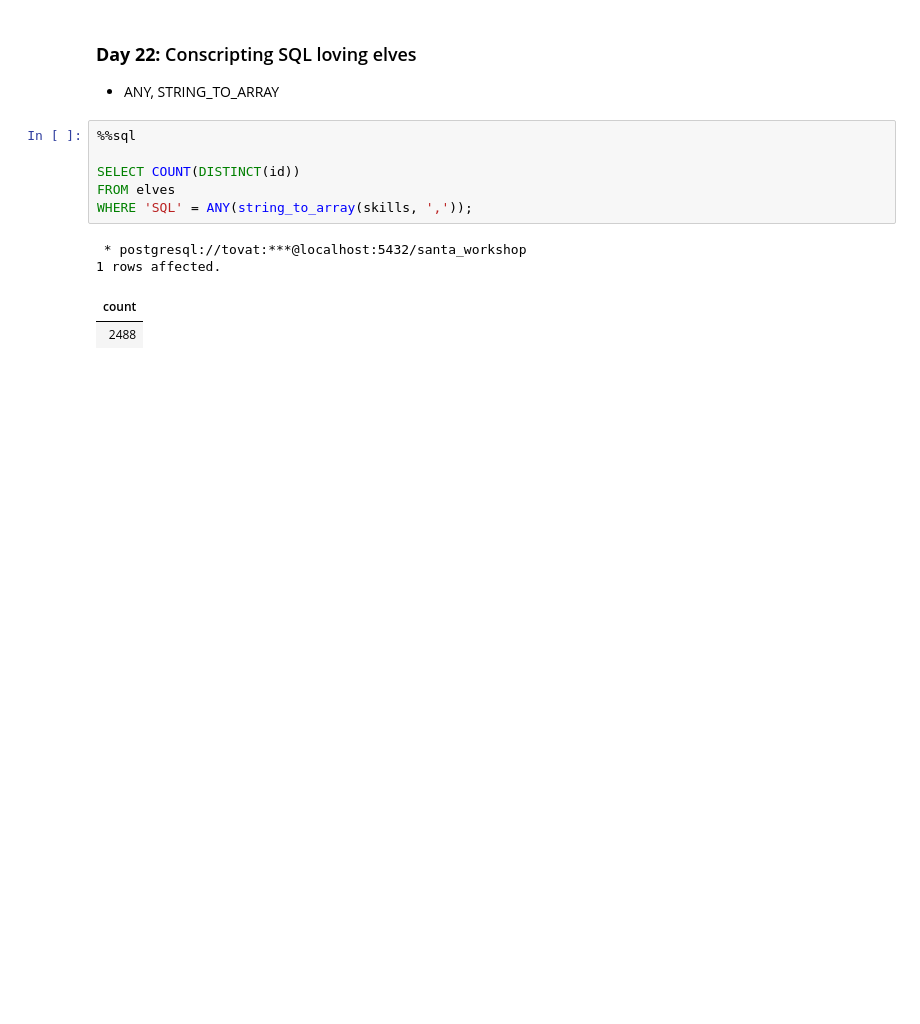
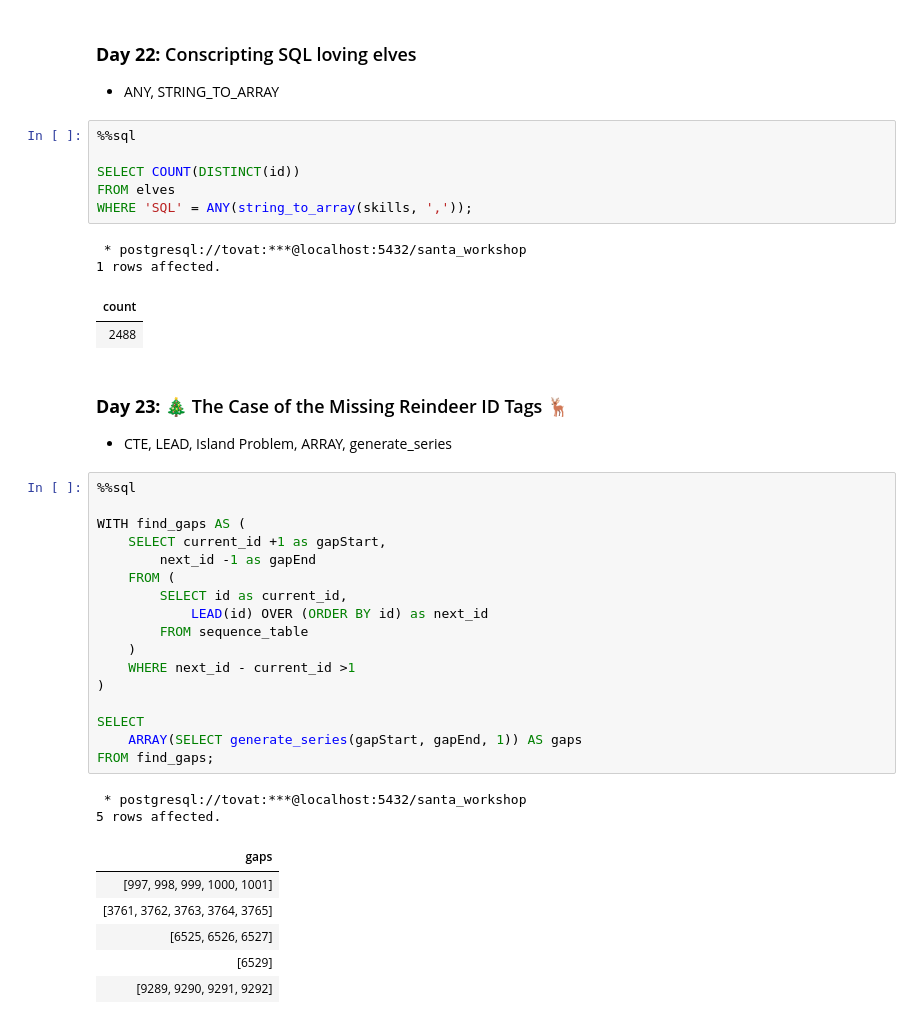
Before and after one commit to tovat/SQL-Advent-Calendars, a Jupyter notebook: advent-of-sql.ipynb, the cells around one changed output. Cells and saved outputs as stored; diff of their text form; blank space fills up the shorter version.

```diff
--- a/advent-of-sql.ipynb
+++ b/advent-of-sql.ipynb
@@ -794,3 +794,32 @@ WHERE 'SQL' = ANY(string_to_array(skills, ','));
 1 rows affected.
 | count |
 | 2488 |
+# %% [markdown]
+### <b>Day 23:</b> 🎄 The Case of the Missing Reindeer ID Tags 🦌
+- CTE, LEAD, Island Problem, ARRAY, generate_series
+# %%
+%%sql
+
+WITH find_gaps AS (
+    SELECT current_id +1 as gapStart,
+        next_id -1 as gapEnd
+    FROM (
+        SELECT id as current_id,
+            LEAD(id) OVER (ORDER BY id) as next_id
+        FROM sequence_table
+    )
+    WHERE next_id - current_id >1
+)
+
+SELECT
+    ARRAY(SELECT generate_series(gapStart, gapEnd, 1)) AS gaps
+FROM find_gaps;
+# %% [output]
+ * postgresql://tovat:***@localhost:5432/santa_workshop
+5 rows affected.
+| gaps |
+| [997, 998, 999, 1000, 1001] |
+| [3761, 3762, 3763, 3764, 3765] |
+| [6525, 6526, 6527] |
+| [6529] |
+| [9289, 9290, 9291, 9292] |
```
Also changed, not shown: parts of 2 cells of this notebook.
